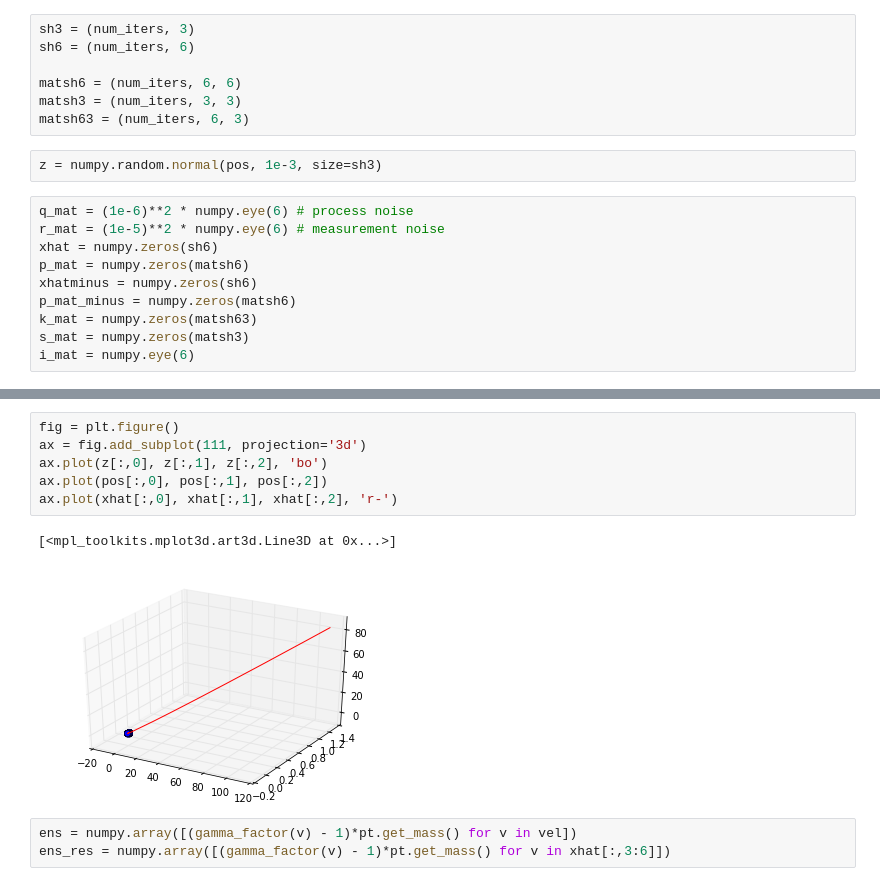
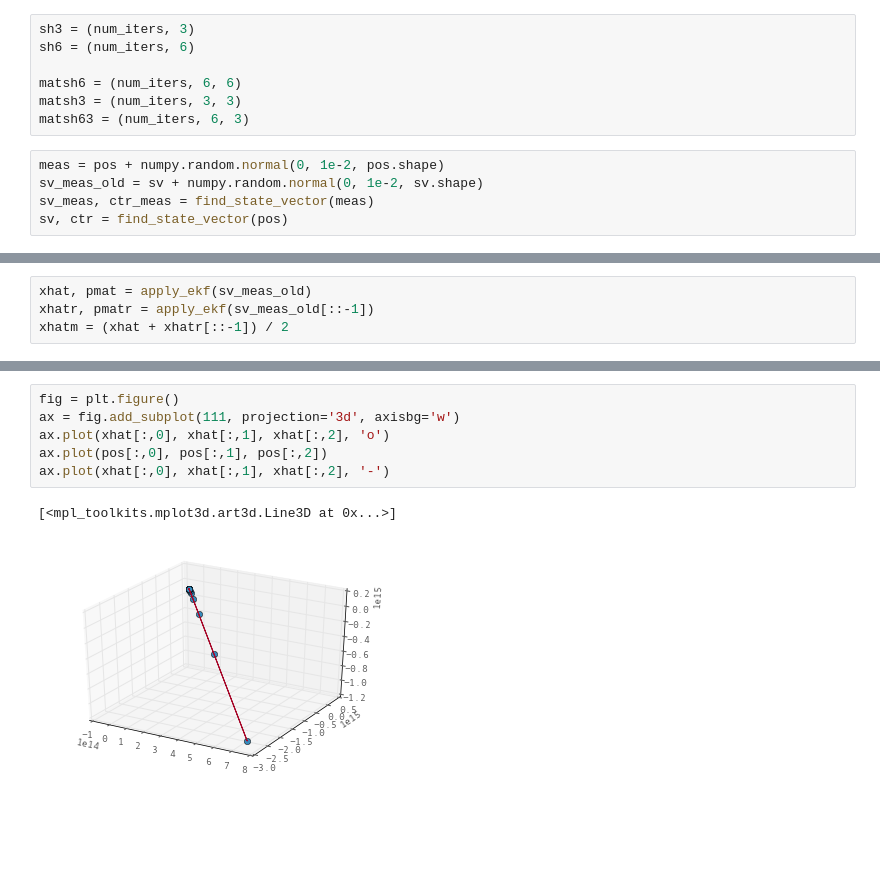
Before and after one commit to chchen123/pytpc, a Jupyter notebook: KalmanFilter.ipynb, the cells around one changed output, grey strips where cells are left out. Saved outputs shown, nothing was run; the diff lists cells and outputs as text; blank space fills up the shorter version.

```diff
--- a/KalmanFilter.ipynb
+++ b/KalmanFilter.ipynb
@@ -69,16 +333,9 @@ sh6 = (num_iters, 6)
 matsh6 = (num_iters, 6, 6)
 matsh3 = (num_iters, 3, 3)
 matsh63 = (num_iters, 6, 3)
-# %%
-z = numpy.random.normal(pos, 1e-3, size=sh3)
-# %%
-q_mat = (1e-6)**2 * numpy.eye(6) # process noise
-r_mat = (1e-5)**2 * numpy.eye(6) # measurement noise
-xhat = numpy.zeros(sh6)
-p_mat = numpy.zeros(matsh6)
-xhatminus = numpy.zeros(sh6)
-p_mat_minus = numpy.zeros(matsh6)
-k_mat = numpy.zeros(matsh63)
-s_mat = numpy.zeros(matsh3)
-i_mat = numpy.eye(6)
+# %%
+meas = pos + numpy.random.normal(0, 1e-2, pos.shape)
+sv_meas_old = sv + numpy.random.normal(0, 1e-2, sv.shape)
+sv_meas, ctr_meas = find_state_vector(meas)
+sv, ctr = find_state_vector(pos)
 # %%
@@ -177,0 +394,4 @@ array([[ -8.45259841e-09,  -1.81179165e-11,  -1.74743548e-12,
+# %%
+xhat, pmat = apply_ekf(sv_meas_old)
+xhatr, pmatr = apply_ekf(sv_meas_old[::-1])
+xhatm = (xhat + xhatr[::-1]) / 2
@@ -178,12 +402,9 @@ array([[ -8.45259841e-09,  -1.81179165e-11,  -1.74743548e-12,
 # %%
 fig = plt.figure()
-ax = fig.add_subplot(111, projection='3d')
-ax.plot(z[:,0], z[:,1], z[:,2], 'bo')
+ax = fig.add_subplot(111, projection='3d', axisbg='w')
+ax.plot(xhat[:,0], xhat[:,1], xhat[:,2], 'o')
 ax.plot(pos[:,0], pos[:,1], pos[:,2])
-ax.plot(xhat[:,0], xhat[:,1], xhat[:,2], 'r-')
+ax.plot(xhat[:,0], xhat[:,1], xhat[:,2], '-')
 # %% [output]
 [<mpl_toolkits.mplot3d.art3d.Line3D at 0x...>]
-[figure, old version]
+[figure, new version]
-# %%
-ens = numpy.array([(gamma_factor(v) - 1)*pt.get_mass() for v in vel])
-ens_res = numpy.array([(gamma_factor(v) - 1)*pt.get_mass() for v in xhat[:,3:6]])
```
Also changed, not shown: parts of 39 cells of this notebook, 2 other files.
